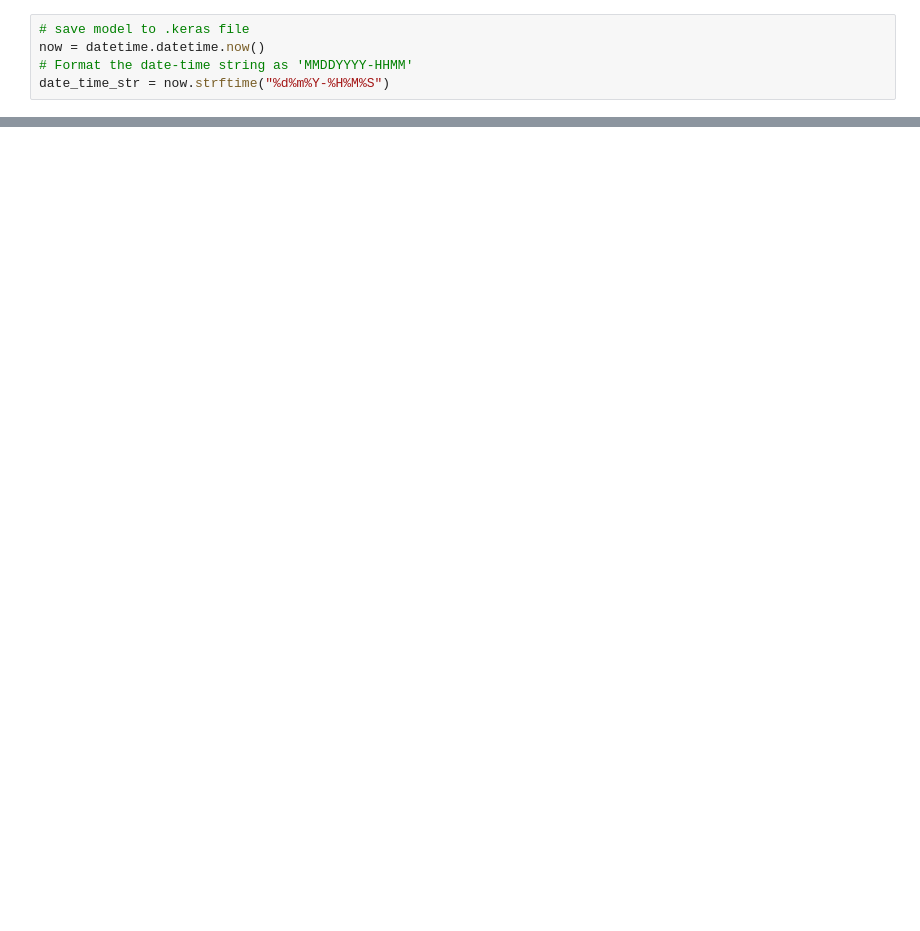
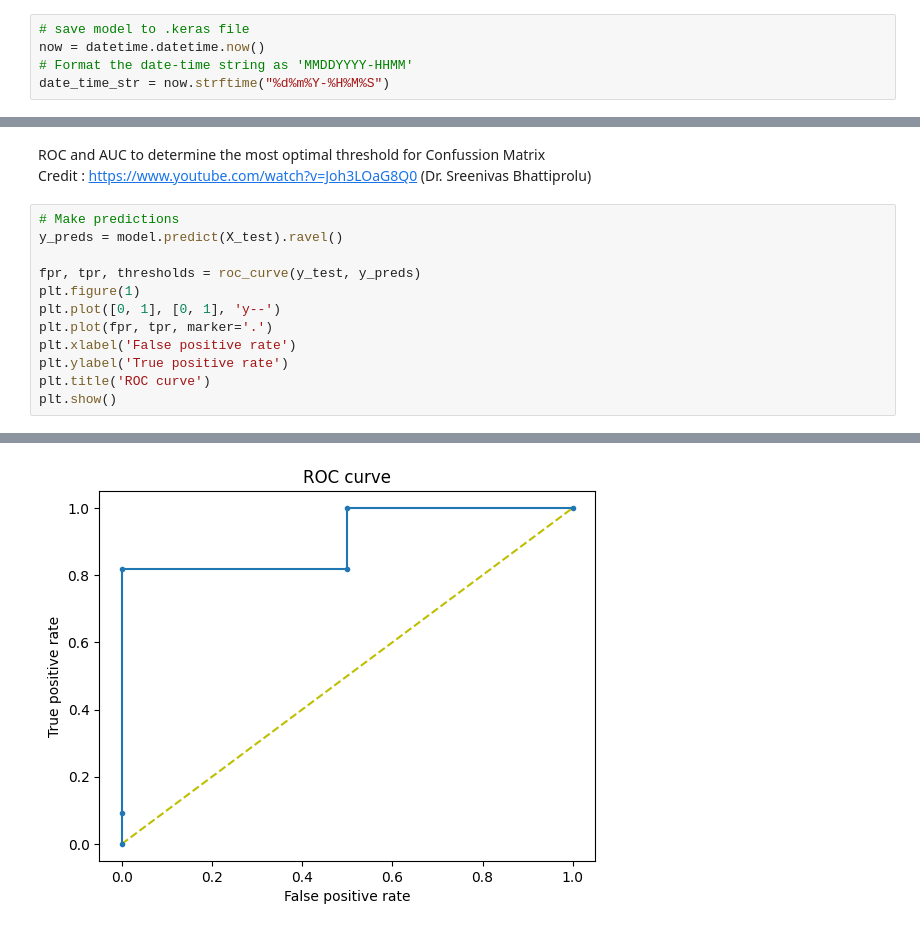
Before and after one commit to WhiteCat20/CNN-GAMBAR-WEBCAM, a Jupyter notebook: model.ipynb, the cells around one changed output, grey strips where cells are left out. Saved outputs shown, nothing was run; the diff lists cells and outputs as text; blank space fills up the shorter version.

```diff
--- a/model.ipynb
+++ b/model.ipynb
@@ -220,0 +214,16 @@ INFO:tensorflow:Assets written to: C:\Users\fzrah\AppData\Local\Temp\tmp94cu6kak
+# %% [markdown]
+ROC and AUC to determine the most optimal threshold for Confussion Matrix \
+Credit : https://www.youtube.com/watch?v=Joh3LOaG8Q0 (Dr. Sreenivas Bhattiprolu)
+# %%
+# Make predictions
+y_preds = model.predict(X_test).ravel()
+
+fpr, tpr, thresholds = roc_curve(y_test, y_preds)
+plt.figure(1)
+plt.plot([0, 1], [0, 1], 'y--')
+plt.plot(fpr, tpr, marker='.')
+plt.xlabel('False positive rate')
+plt.ylabel('True positive rate')
+plt.title('ROC curve')
+plt.show()
+# %% [output]
@@ -220,0 +231 @@ INFO:tensorflow:Assets written to: C:\Users\fzrah\AppData\Local\Temp\tmp94cu6kak
+[figure, added]
```
Also changed, not shown: parts of 12 cells of this notebook, 2 other files.
